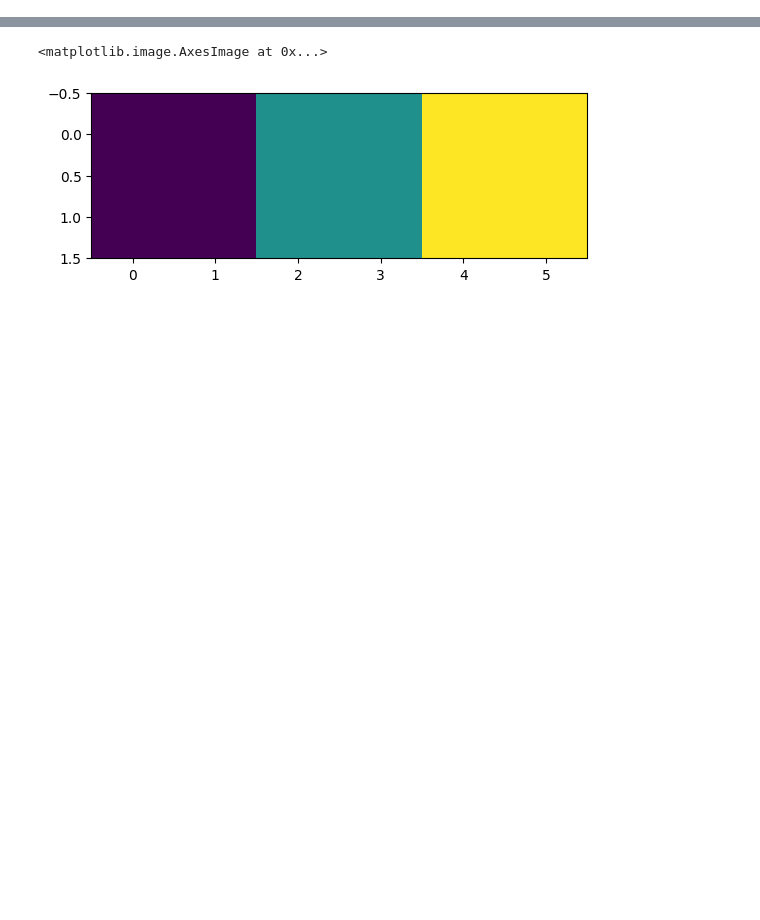
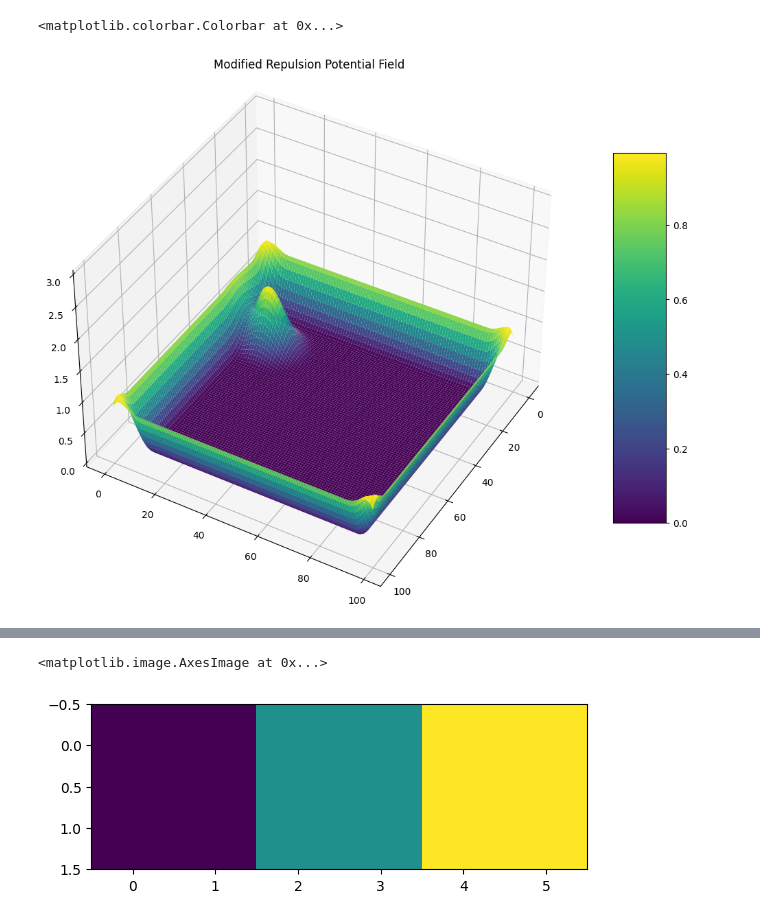
Before and after one commit to SAM-RL/sambotrl-training-agents, a Jupyter notebook: train_exploration_agent.ipynb, the cells around one changed output, grey strips where cells are left out. Cells and saved outputs as stored; diff of their text form; code cells hidden in the pictures; blank space fills up the shorter version.

```diff
--- a/train_exploration_agent.ipynb
+++ b/train_exploration_agent.ipynb
@@ -1,3 +181,23 @@
+# %%
+traj = [[20,10],[21,11],[22,12],[23,13],[23,14],[23,15],[23,16],[23,17],[23,18],[23,19],[23,20],[23,21]]
+pf = PotentialFields()
+field = pf.get_potential_field(trajectory=traj)
+# %%
+x = np.linspace(0, 99, 100)
+y = np.linspace(0, 99, 100)
+X, Y = np.meshgrid(x, y)
+
+fig = plt.figure(figsize =(15, 10))
+ax = plt.axes(projection='3d')
+surf = ax.plot_surface(X, Y, field, rstride=1, cstride=1,
+                cmap='viridis', edgecolor='none')
+ax.set_title('Modified Repulsion Potential Field')
+ax.set_zlim(0, 3)
+ax.view_init(elev=40, azim=30)
+fig.colorbar(surf, ax = ax, shrink = 0.7, aspect = 7)
+# %% [output]
+<matplotlib.colorbar.Colorbar at 0x...>
+[figure, added]
 # %%
 from collections import OrderedDict
 import gym
```
Also changed, not shown: parts of 31 cells of this notebook, 3 other files.
